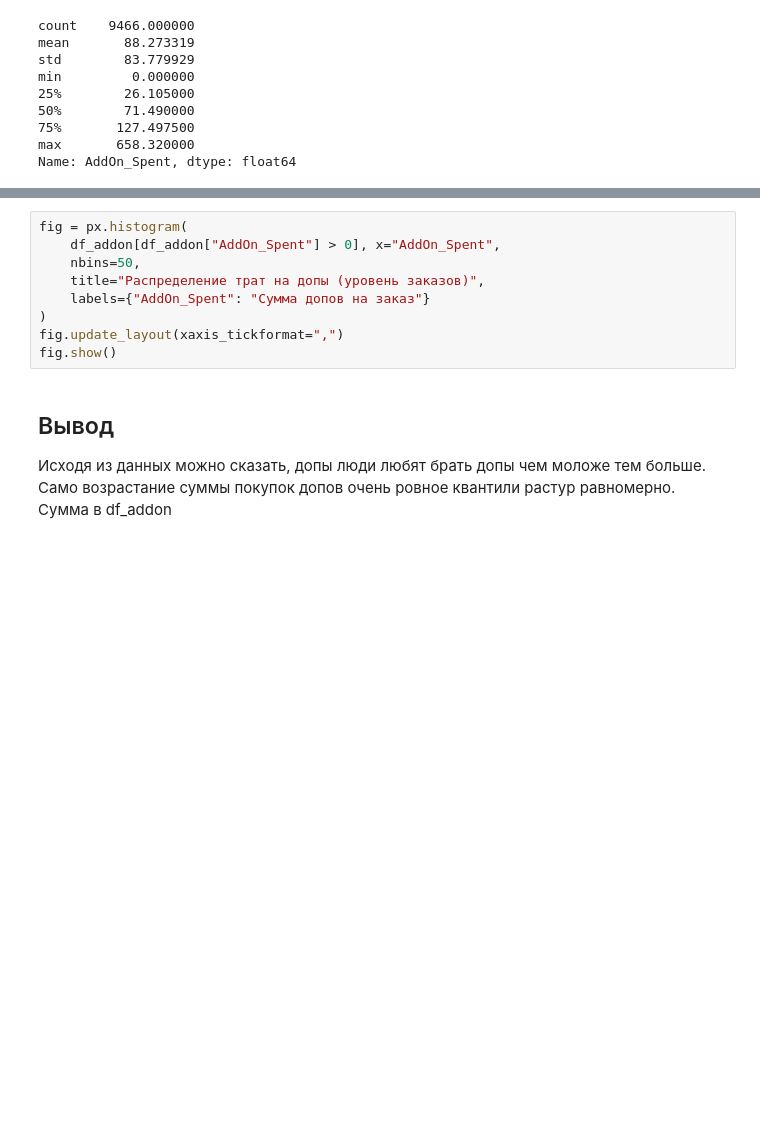
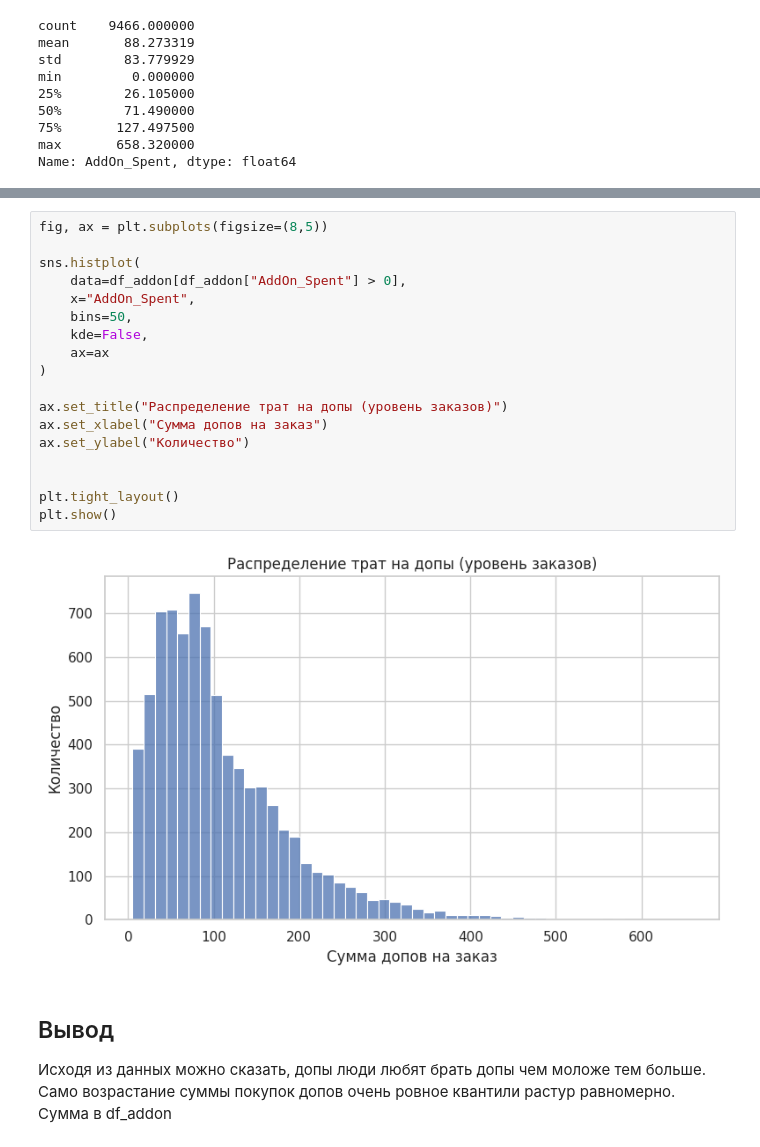
Before and after one commit to chumurov/hse_education_de, a Jupyter notebook: module_1/python_from_de/home_work_3/dz_3.ipynb, the cells around one changed output, grey strips where cells are left out. Saved outputs shown, nothing was run; the diff lists cells and outputs as text; blank space fills up the shorter version.

```diff
--- a/module_1/python_from_de/home_work_3/dz_3.ipynb
+++ b/module_1/python_from_de/home_work_3/dz_3.ipynb
@@ -165,14 +192,25 @@ The default of observed=False is deprecated and will be changed to True in a fut
 | 6 | Старики | Female | 95759.40 |
 | 7 | Старики | Male | 96905.91 |
 # %%
-fig = px.histogram(
-    df_addon[df_addon["AddOn_Spent"] > 0], x="AddOn_Spent",
-    nbins=50,
-    title="Распределение трат на допы (уровень заказов)",
-    labels={"AddOn_Spent": "Сумма допов на заказ"}
+fig, ax = plt.subplots(figsize=(8,5))
+
+sns.histplot(
+    data=df_addon[df_addon["AddOn_Spent"] > 0],
+    x="AddOn_Spent",
+    bins=50,
+    kde=False,
+    ax=ax
 )
-fig.update_layout(xaxis_tickformat=",")
-fig.show()
+
+ax.set_title("Распределение трат на допы (уровень заказов)")
+ax.set_xlabel("Сумма допов на заказ")
+ax.set_ylabel("Количество")
+
+
+plt.tight_layout()
+plt.show()
+# %% [output]
+[figure, added]
 # %% [markdown]
 ## Вывод
 Исходя из данных можно сказать, допы люди любят брать допы чем моложе тем больше. Само возрастание суммы покупок допов очень ровное квантили растур равномерно.
```
Also changed, not shown: parts of 12 cells of this notebook, 1 other file.
